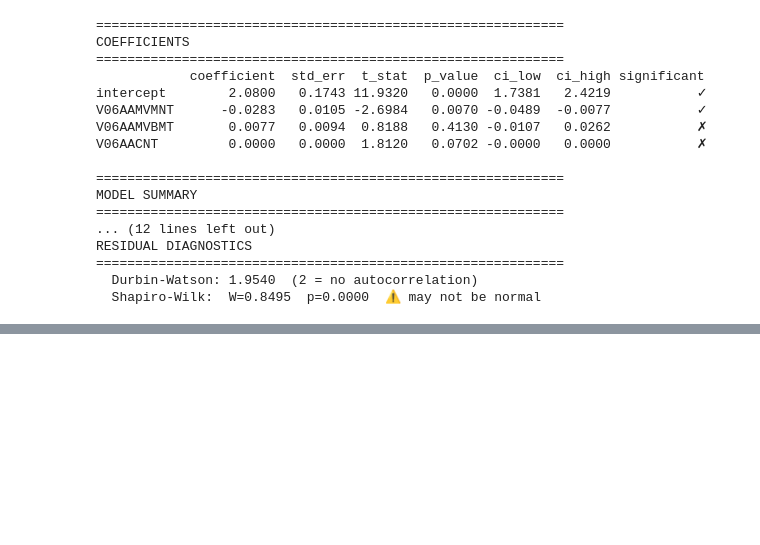
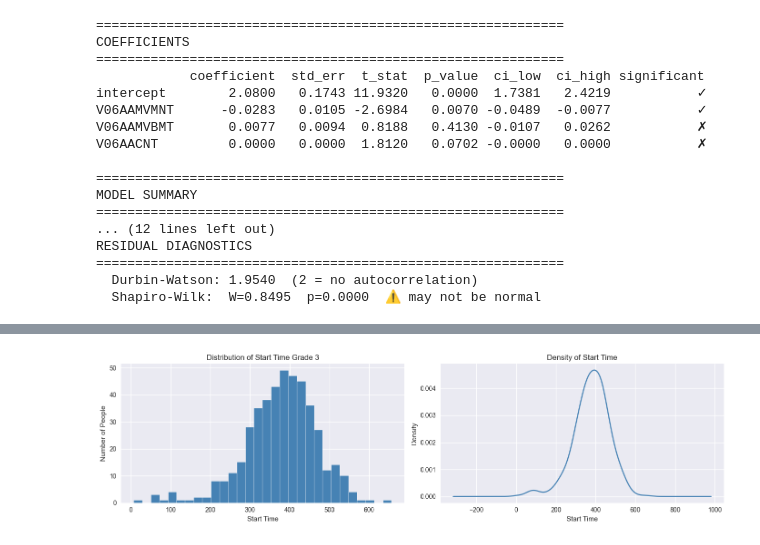
Before and after one commit to ninaschmidsberger/master-thesis, a Jupyter notebook: src/main.ipynb, the cells around one changed output, grey strips where cells are left out. Drawn from its saved outputs; the diff is of its cells as text; code cells hidden in the pictures; blank space fills up the shorter version.

```diff
--- a/src/main.ipynb
+++ b/src/main.ipynb
@@ -571,0 +669,20 @@ RESIDUAL DIAGNOSTICS
+# %%
+plt.style.use('seaborn-v0_8')
+
+fig, axes = plt.subplots(1, 2, figsize=(14, 4))
+
+# Histogram KL grade 0
+axes[0].hist(working_df.loc[mask_grade_3, 'wake_minute_mean'], bins=30, color='steelblue', edgecolor='white')
+axes[0].set_xlabel('Start Time')
+axes[0].set_ylabel('Number of People')
+axes[0].set_title('Distribution of Start Time Grade 3')
+
+# KDE
+working_df.loc[mask_grade_3, 'wake_minute_mean'].plot.kde(ax=axes[1], color='steelblue')
+axes[1].set_xlabel('Start Time')
+axes[1].set_title('Density of Start Time')
+
+plt.tight_layout()
+plt.show()
+# %% [output]
+[figure, added]
```
Also changed, not shown: parts of 15 cells of this notebook, 2 other files.
